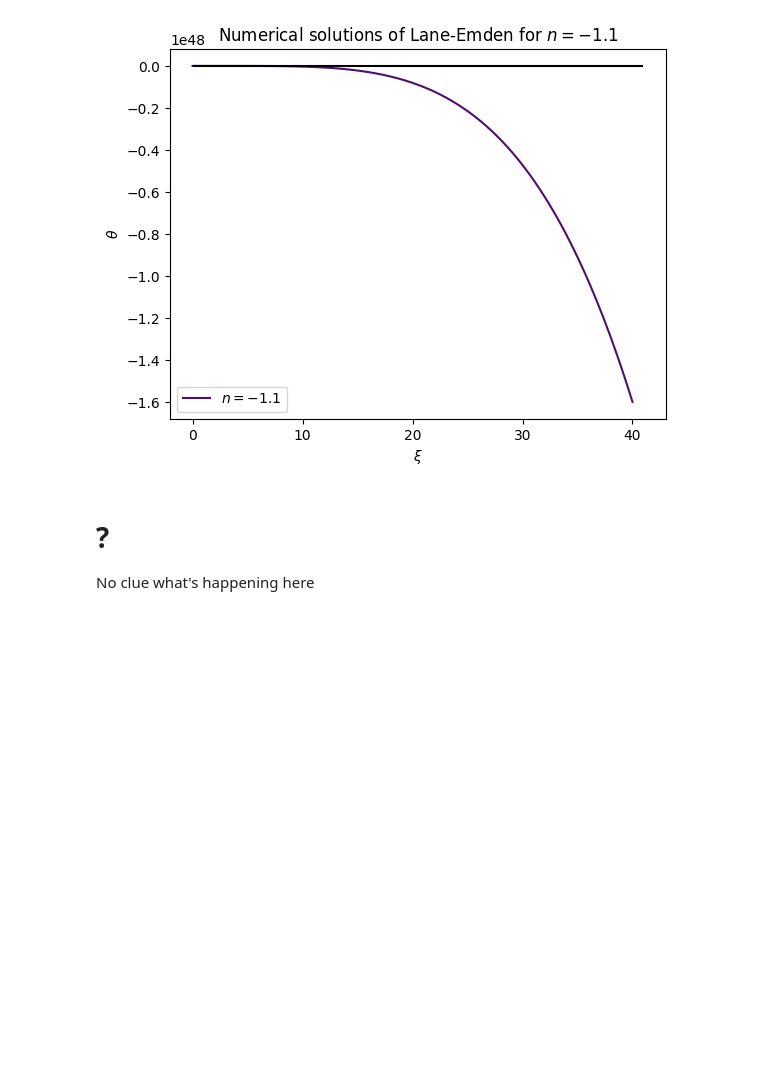
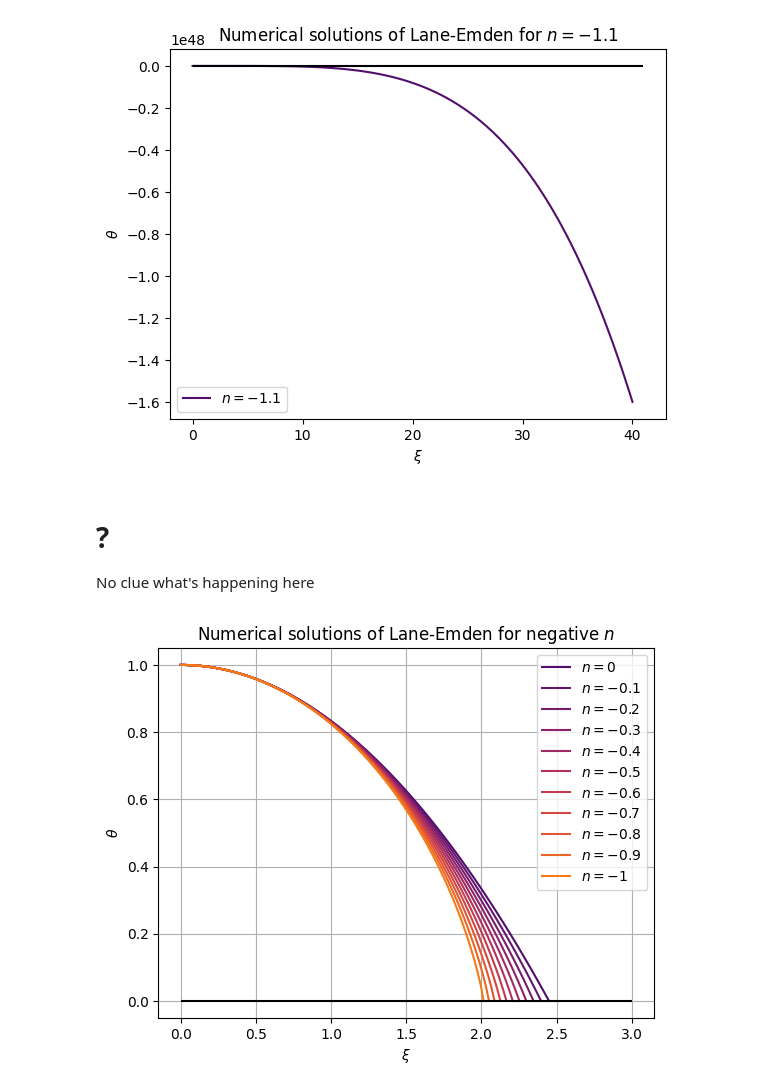
Before and after one commit to ShuoChen777/Lane-emden, a Jupyter notebook: lane_emden.ipynb, the cells around one changed output. Cells and saved outputs as stored; diff of their text form; code cells hidden in the pictures; blank space fills up the shorter version.

```diff
--- a/lane_emden.ipynb
+++ b/lane_emden.ipynb
@@ -218,3 +231,29 @@ plt.show()
 # %% [markdown]
 # ?
 No clue what's happening here
+# %%
+n_neg_list = [0, -0.1, -0.2, -0.3, -0.4, -0.5, -0.6, -0.7, -0.8, -0.9, -1]
+
+for i in range(len(n_neg_list)):
+    sol = solve_ivp(le_derivatives,
+                    t_span=t_span,
+                    y0=y0,
+                    args=(n_neg_list[i],),
+                    events=find_zero,
+                    dense_output=True)
+    if sol.t_events[0].size != 0:
+        t_lim = sol.t_events[0][0]
+    else:
+        t_lim = t_span[-1]
+    t = np.linspace(t_span[0], t_lim, 100)
+    plt.plot(t, sol.sol(t)[0], c=colours[i+5], label=rf'$n={n_neg_list[i]}$')
+
+plt.hlines(0, xmin=t_span[0], xmax=3, colors=colours[0])
+plt.legend()
+plt.title(r'Numerical solutions of Lane-Emden for negative $n$')
+plt.xlabel(r'$\xi$')
+plt.ylabel(r'$\theta$')
+plt.grid()
+plt.show()
+# %% [output]
+[figure, added]
```
Also changed, not shown: parts of 5 cells of this notebook, 2 other files.
